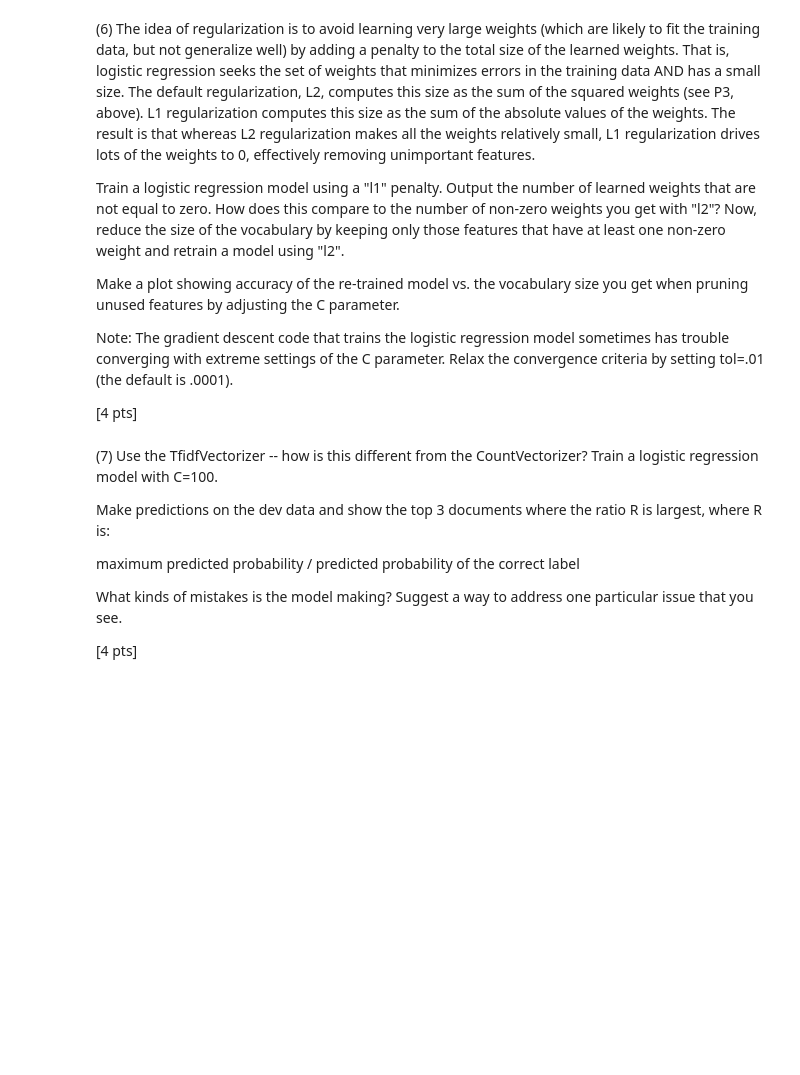
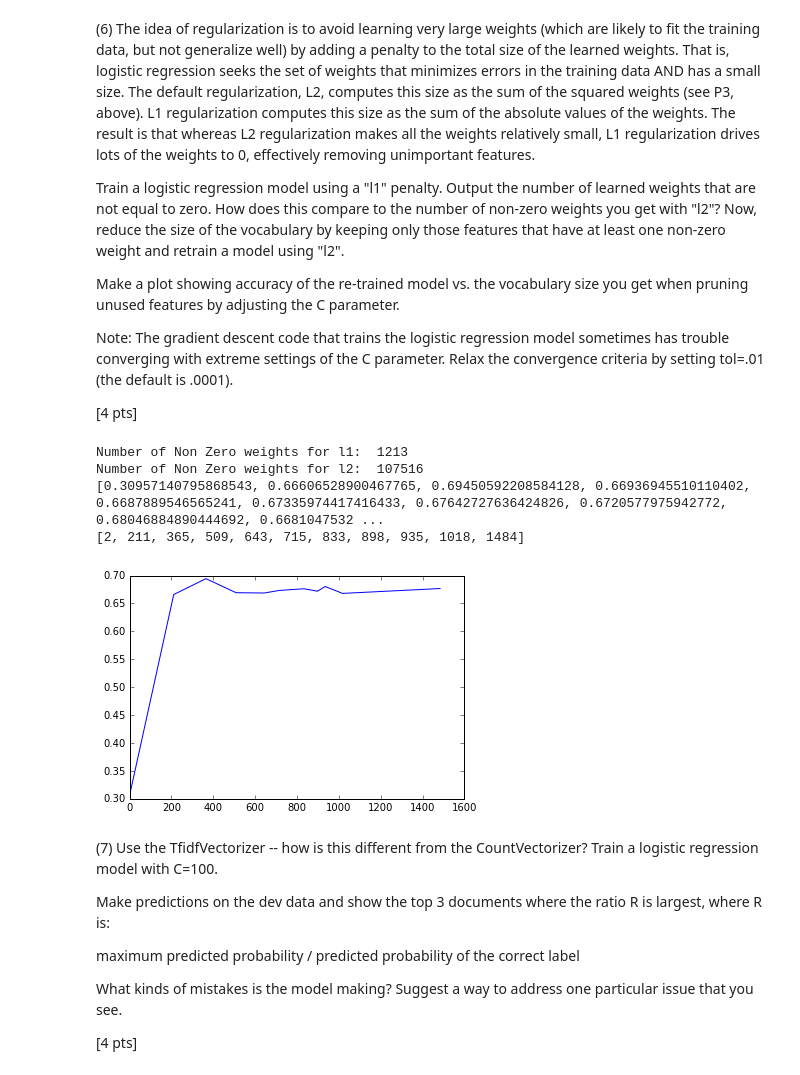
Before and after one commit to divpat18/w207, a Jupyter notebook: divyang_prateek_p2.ipynb, the cells around one changed output. Drawn from its saved outputs; the diff is of its cells as text; code cells hidden in the pictures; blank space fills up the shorter version.

```diff
--- a/divyang_prateek_p2.ipynb
+++ b/divyang_prateek_p2.ipynb
@@ -443,42 +436,58 @@ def P6():
 
     #Training model with L2 Regularization
     lr_clf_p6_2 = LogisticRegression(penalty='l2',C=0.5,tol=0.01)
     lr_clf_p6_2 =  lr_clf_p6_2.fit(train_counts_default_p6, train_labels)
 
     print 'Number of Non Zero weights for l1: ', np.count_nonzero(lr_clf_p6.coef_)
     print 'Number of Non Zero weights for l2: ',np.count_nonzero(lr_clf_p6_2.coef_)
 
-    #Modifying vocabulary by keeping only features with non zero weights
-    modified_vocab = getModifiedVocabulary(lr_clf_p6.coef_, countVectorizer_p6.vocabulary_)
-
-    #Retransforming data
-    countVectorizer_p6_3 = CountVectorizer(vocabulary=modified_vocab)
-    train_counts_l2_p6= countVectorizer_p6_3.fit_transform(train_data)
-    dev_counts_l2_p6 = countVectorizer_p6_3.transform(dev_data)
 
     #Retraing Model.
-    c_values = [0.1, 0.2,0.3,0.4,0.5,0.6,0.7,0.8,0.9,1.0]
+    c_values = [0.001,0.1,0.2,0.3,0.4,0.5,0.6,0.7,0.8,0.9,1.0]
     accuracies = []
+    vocab_sizes =[]
     for c in c_values:
+
+        #Training model with L1 Regularization
+        lr_clf_p6 = LogisticRegression(penalty='l1',C=c,tol=0.01)
+        lr_clf_p6 =  lr_clf_p6.fit(train_counts_default_p6, train_labels)
+
+
+        #Modifying vocabulary by keeping only features with non zero weights
+        modified_vocab = getModifiedVocabulary(lr_clf_p6.coef_, countVectorizer_p6.vocabulary_)
+
+        #Retransforming data
+        countVectorizer_p6_3 = CountVectorizer(vocabulary=modified_vocab)
+        train_counts_l2_p6= countVectorizer_p6_3.fit_transform(train_data)
+        dev_counts_l2_p6 = countVectorizer_p6_3.transform(dev_data)
+
+
         lr_clf_p6_3 = LogisticRegression(penalty='l2',C=c,tol=0.01)
         lr_clf_p6_3 =  lr_clf_p6_3.fit(train_counts_l2_p6, train_labels)
         predicted_labels = lr_clf_p6_3.predict(dev_counts_l2_p6)
         accuracies.append(metrics.f1_score(dev_labels,predicted_labels,average='weighted'))
+        vocab_sizes.append(len(modified_vocab))
 
-    print accuracies
+    plt.plot(vocab_sizes,accuracies)
 
 #Helper method to transform vocabulary.
 def getModifiedVocabulary(weights, vocab):
     mod_vocab = []
     count =0
     for key in vocab:
         index = vocab.get(key)
         if weights[0,index] !=0 or weights[1,index]!=0 or weights[2,index]!=0 or weights[3,index]!=0:
             mod_vocab.append(key)
             count+=1
     return mod_vocab
     ### STUDENT END ###
 P6()
+# %% [output]
+Number of Non Zero weights for l1:  1213
+Number of Non Zero weights for l2:  107516
+[0.30957140795868543, 0.66606528900467765, 0.69450592208584128, 0.66936945510110402, 0.6687889546565241, 0.67335974417416433, 0.67642727636424826, 0.6720577975942772, 0.68046884890444692, 0.6681047532 ...
+[2, 211, 365, 509, 643, 715, 833, 898, 935, 1018, 1484]
+[figure, added]
 # %% [markdown]
 (7) Use the TfidfVectorizer -- how is this different from the CountVectorizer? Train a logistic regression model with C=100.
 
```
Also changed, not shown: parts of 5 cells of this notebook.
